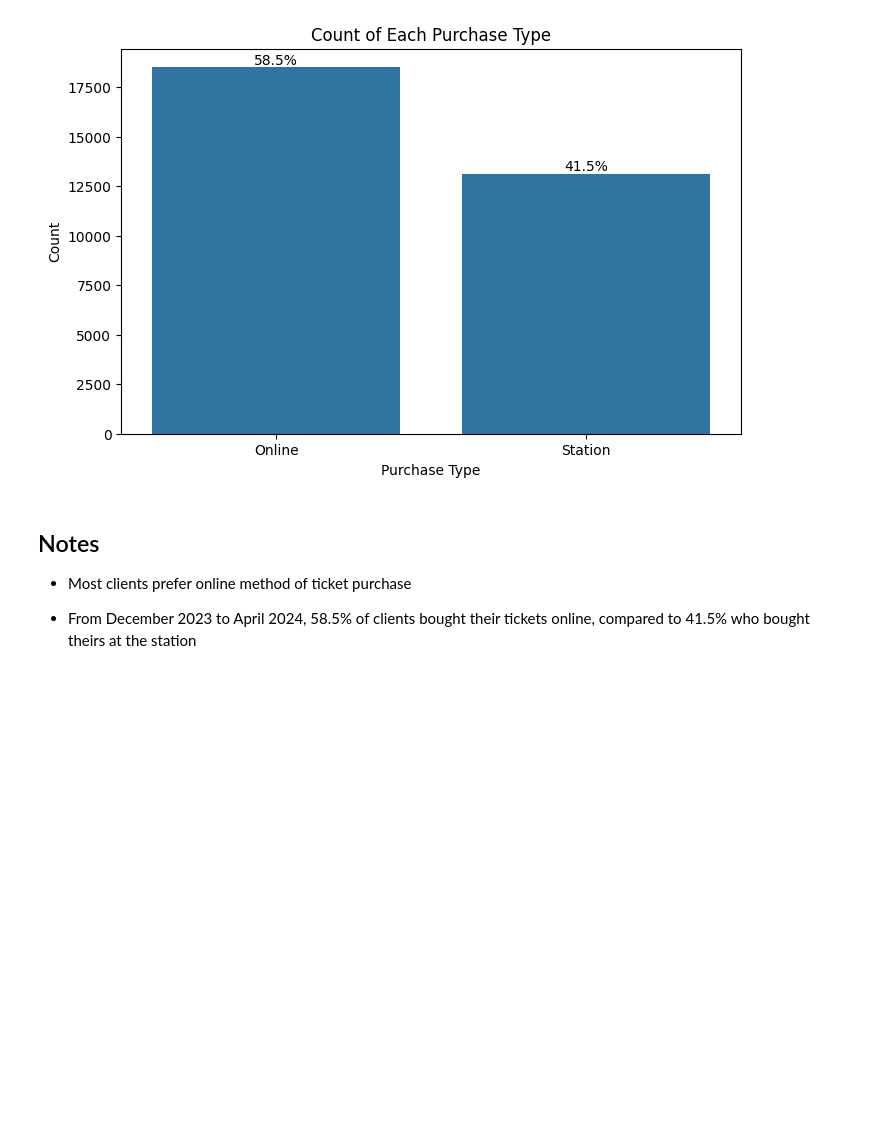
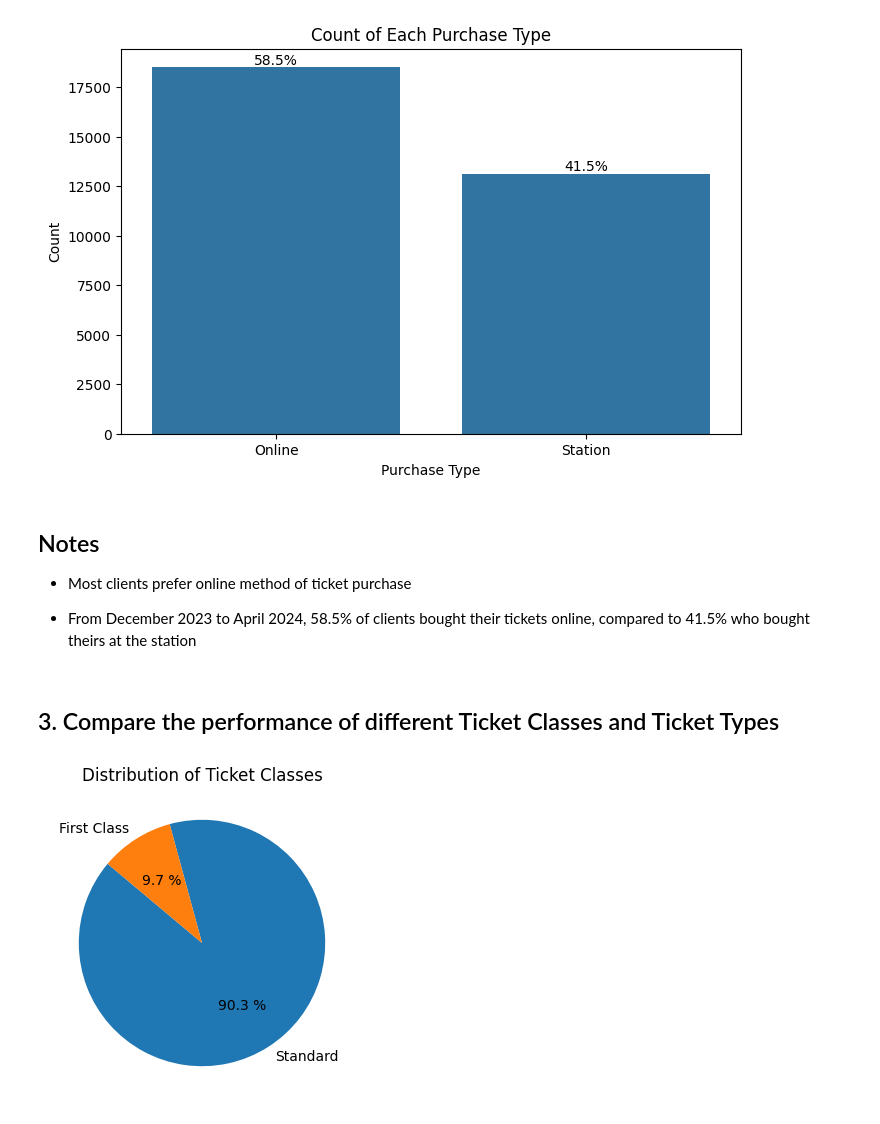
Before and after one commit to murithidenisgitobu/UK-Railway-Data-Analysis-Project, a Jupyter notebook: Jupyter Notebook/uk_railway.ipynb, the cells around one changed output. Saved outputs shown, nothing was run; the diff lists cells and outputs as text; code cells hidden in the pictures; blank space fills up the shorter version.

Commit message:
Analytical q3, tickets classes and ticket types comparisons

```diff
--- a/Jupyter Notebook/uk_railway.ipynb
+++ b/Jupyter Notebook/uk_railway.ipynb
@@ -309,3 +309,16 @@ plt.show()
 - Most clients prefer online method of ticket purchase
 
 - From December 2023 to April 2024, 58.5% of clients bought their tickets online, compared to 41.5% who bought theirs at the station
+# %% [markdown]
+## 3. Compare the performance of different Ticket Classes and Ticket Types
+# %%
+# Get ticket classes
+ticket_classes = uk_railway_data["Ticket Class"].value_counts()
+
+# Plot a pie chart to visualize ticket classes
+plt.figure(figsize=(4, 4))
+plt.pie(ticket_classes, labels=ticket_classes.index, autopct='%1.1f %%', startangle=140)
+plt.title("Distribution of Ticket Classes")
+plt.show()
+# %% [output]
+[figure, added]
```
Also changed, not shown: parts of 4 cells of this notebook.
